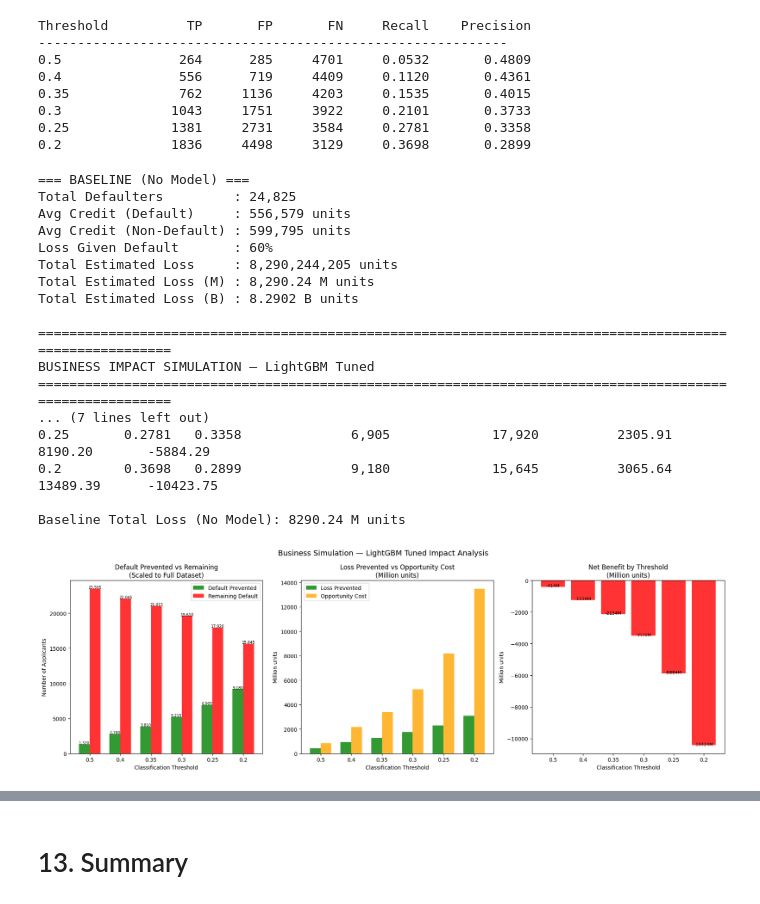
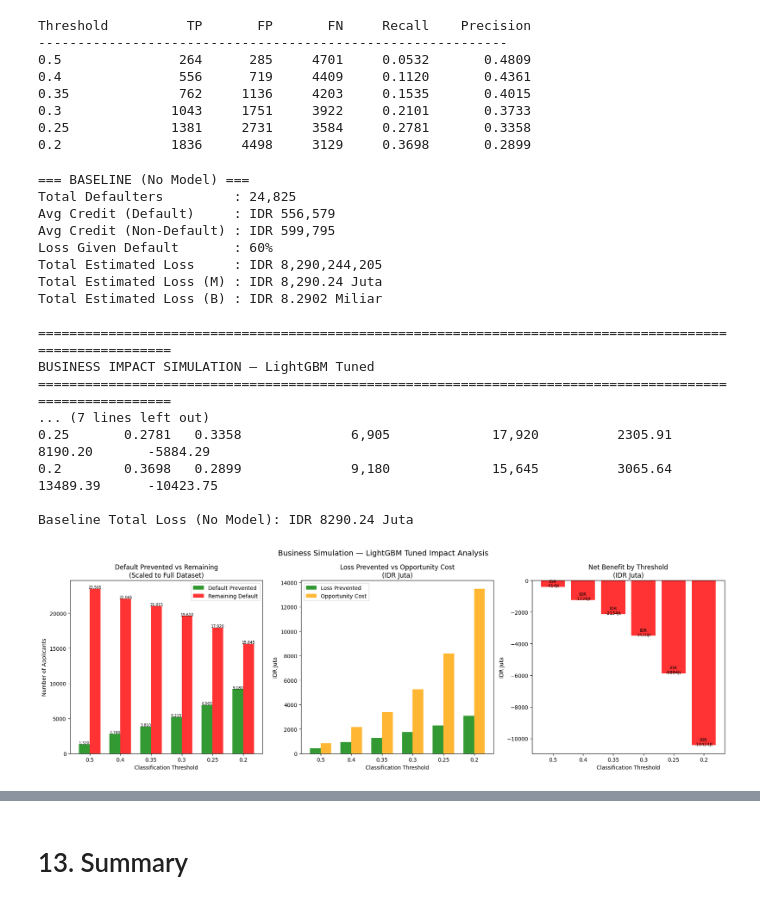
Before and after one commit to oknardo/Home_Credit_Scorecard_Model, a Jupyter notebook: Train_Model.ipynb, the cells around one changed output, grey strips where cells are left out. Cells and saved outputs as stored; diff of their text form; code cells hidden in the pictures.

```diff
--- a/Train_Model.ipynb
+++ b/Train_Model.ipynb
@@ -1323,8 +1321,8 @@ Threshold          TP       FP       FN     Recall    Precision
 total_applicants = 307511
 total_default = 24825
 total_non_default = 282686
-avg_credit_default = 556579       # original units, no multiplier
-avg_credit_non_default = 599795   # original units, no multiplier
+avg_credit_default = 556579       # IDR
+avg_credit_non_default = 599795   # IDR
 loss_given_default = 0.60
 recovery_rate = 0.40
 
@@ -1332,12 +1330,12 @@ baseline_loss = total_default * avg_credit_default * loss_given_default
 
 print(f"=== BASELINE (No Model) ===")
 print(f"Total Defaulters         : {total_default:,}")
-print(f"Avg Credit (Default)     : {avg_credit_default:,.0f} units")
-print(f"Avg Credit (Non-Default) : {avg_credit_non_default:,.0f} units")
+print(f"Avg Credit (Default)     : IDR {avg_credit_default:,.0f}")
+print(f"Avg Credit (Non-Default) : IDR {avg_credit_non_default:,.0f}")
 print(f"Loss Given Default       : {loss_given_default*100:.0f}%")
-print(f"Total Estimated Loss     : {baseline_loss:,.0f} units")
-print(f"Total Estimated Loss (M) : {baseline_loss/1e6:,.2f} M units")
-print(f"Total Estimated Loss (B) : {baseline_loss/1e9:.4f} B units")
+print(f"Total Estimated Loss     : IDR {baseline_loss:,.0f}")
+print(f"Total Estimated Loss (M) : IDR {baseline_loss/1e6:,.2f} Juta")
+print(f"Total Estimated Loss (B) : IDR {baseline_loss/1e9:.4f} Miliar")
 
 # Threshold simulation
 thresholds = [0.5, 0.4, 0.35, 0.3, 0.25, 0.2]
@@ -1393,22 +1391,22 @@ print(f"\n{'='*105}")
 print(f"BUSINESS IMPACT SIMULATION — LightGBM Tuned")
 print(f"{'='*105}")
 print(f"{'Thresh':<8} {'Recall':>8} {'Prec':>8} {'Default Prevented':>18} {'Remaining Default':>18} {'Loss Prevented':>16} {'Opp Cost':>14} {'Net Benefit':>14}")
-print(f"{'':8} {'':8} {'':8} {'(scaled)':>18} {'':>18} {'(M units)':>16} {'(M units)':>14} {'(M units)':>14}")
+print(f"{'':8} {'':8} {'':8} {'(scaled)':>18} {'':>18} {'(IDR Juta)':>16} {'(IDR Juta)':>14} {'(IDR Juta)':>14}")
 print(f"{'-'*105}")
 
 for r in results:
     print(f"{r['Threshold']:<8} {r['Recall']:>8.4f} {r['Precision']:>8.4f} {r['Default Prevented']:>18,} {r['Remaining Default']:>18,} {r['Loss Prevented (M)']:>16.2f} {r['Opportunity Cost (M)']:>14.2f} {r['Net Benefit (M)']:>14.2f}")
 
-print(f"\nBaseline Total Loss (No Model): {baseline_loss/1e6:.2f} M units")
+print(f"\nBaseline Total Loss (No Model): IDR {baseline_loss/1e6:.2f} Juta")
 # %% [output]
 === BASELINE (No Model) ===
 Total Defaulters         : 24,825
-Avg Credit (Default)     : 556,579 units
-Avg Credit (Non-Default) : 599,795 units
+Avg Credit (Default)     : IDR 556,579
+Avg Credit (Non-Default) : IDR 599,795
 Loss Given Default       : 60%
-Total Estimated Loss     : 8,290,244,205 units
-Total Estimated Loss (M) : 8,290.24 M units
-Total Estimated Loss (B) : 8.2902 B units
+Total Estimated Loss     : IDR 8,290,244,205
+Total Estimated Loss (M) : IDR 8,290.24 Juta
+Total Estimated Loss (B) : IDR 8.2902 Miliar
 
 =========================================================================================================
 BUSINESS IMPACT SIMULATION — LightGBM Tuned
@@ -1417,7 +1415,7 @@ BUSINESS IMPACT SIMULATION — LightGBM Tuned
 0.25       0.2781   0.3358              6,905             17,920          2305.91        8190.20       -5884.29
 0.2        0.3698   0.2899              9,180             15,645          3065.64       13489.39      -10423.75
 
-Baseline Total Loss (No Model): 8290.24 M units
+Baseline Total Loss (No Model): IDR 8290.24 Juta
 # %%
 # Visualization
 fig, axes = plt.subplots(1, 3, figsize=(18, 6))
@@ -1429,47 +1427,48 @@ net_benefit = [r['Net Benefit (M)'] for r in results]
 defaults_prevented = [r['Default Prevented'] for r in results]
 remaining_defaults = [r['Remaining Default'] for r in results]
 
-# Plot 1: Defaults Prevented vs Remaining
 x = np.arange(len(thresholds_plot))
 width = 0.35
+
+# Plot 1: Defaults Prevented vs Remaining
 axes[0].bar(x - width/2, defaults_prevented, width, label='Default Prevented', color='green', alpha=0.8)
 axes[0].bar(x + width/2, remaining_defaults, width, label='Remaining Default', color='red', alpha=0.8)
 axes[0].set_title('Default Prevented vs Remaining\n(Scaled to Full Dataset)')
 axes[0].set_xlabel('Classification Threshold')
 axes[0].set_ylabel('Number of Applicants')
 axes[0].set_xticks(x)
 axes[0].set_xticklabels(thresholds_plot)
 axes[0].legend()
 for i, (p, r) in enumerate(zip(defaults_prevented, remaining_defaults)):
     axes[0].text(i - width/2, p + 50, f'{p:,}', ha='center', fontsize=7)
     axes[0].text(i + width/2, r + 50, f'{r:,}', ha='center', fontsize=7)
 
 # Plot 2: Loss Prevented vs Opportunity Cost
 axes[1].bar(x - width/2, loss_prevented, width, label='Loss Prevented', color='green', alpha=0.8)
 axes[1].bar(x + width/2, opp_cost, width, label='Opportunity Cost', color='orange', alpha=0.8)
-axes[1].set_title('Loss Prevented vs Opportunity Cost\n(Million units)')
+axes[1].set_title('Loss Prevented vs Opportunity Cost\n(IDR Juta)')
 axes[1].set_xlabel('Classification Threshold')
-axes[1].set_ylabel('Million units')
+axes[1].set_ylabel('IDR Juta')
 axes[1].set_xticks(x)
 axes[1].set_xticklabels(thresholds_plot)
 axes[1].legend()
 
 # Plot 3: Net Benefit
 colors_net = ['green' if v > 0 else 'red' for v in net_benefit]
 axes[2].bar(thresholds_plot, net_benefit, color=colors_net, alpha=0.8)
-axes[2].set_title('Net Benefit by Threshold\n(Million units)')
+axes[2].set_title('Net Benefit by Threshold\n(IDR Juta)')
 axes[2].set_xlabel('Classification Threshold')
-axes[2].set_ylabel('Million units')
+axes[2].set_ylabel('IDR Juta')
 axes[2].axhline(y=0, color='black', linestyle='-', linewidth=0.8)
 for i, v in enumerate(net_benefit):
     axes[2].text(i, v + 1 if v >= 0 else v - 5,
-                f'{v:.0f}M', ha='center', fontsize=8)
+                f'IDR\n{v:.0f}Jt', ha='center', fontsize=8)
 
 plt.suptitle('Business Simulation — LightGBM Tuned Impact Analysis', fontsize=14)
 plt.tight_layout()
 plt.show()
 # %% [output]
-[figure, old version]
+[figure, new version]
 # %% [markdown]
 ### Key Findings
 
```
Also changed, not shown: parts of 2 cells of this notebook, 1 other file.
